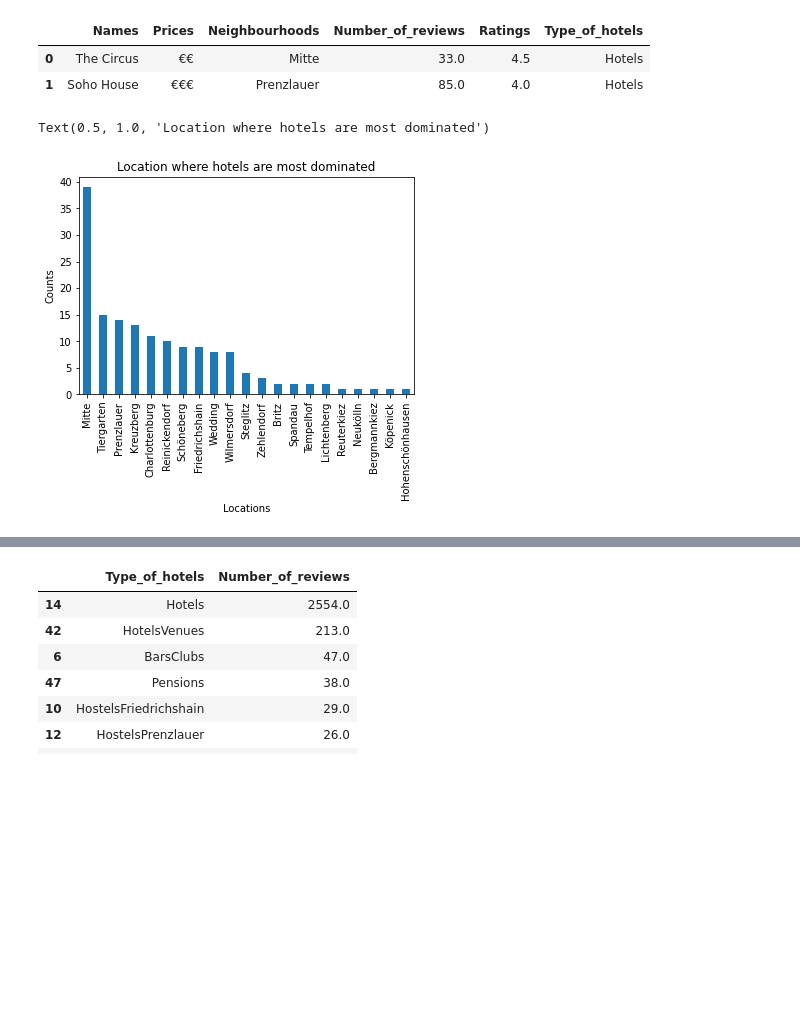
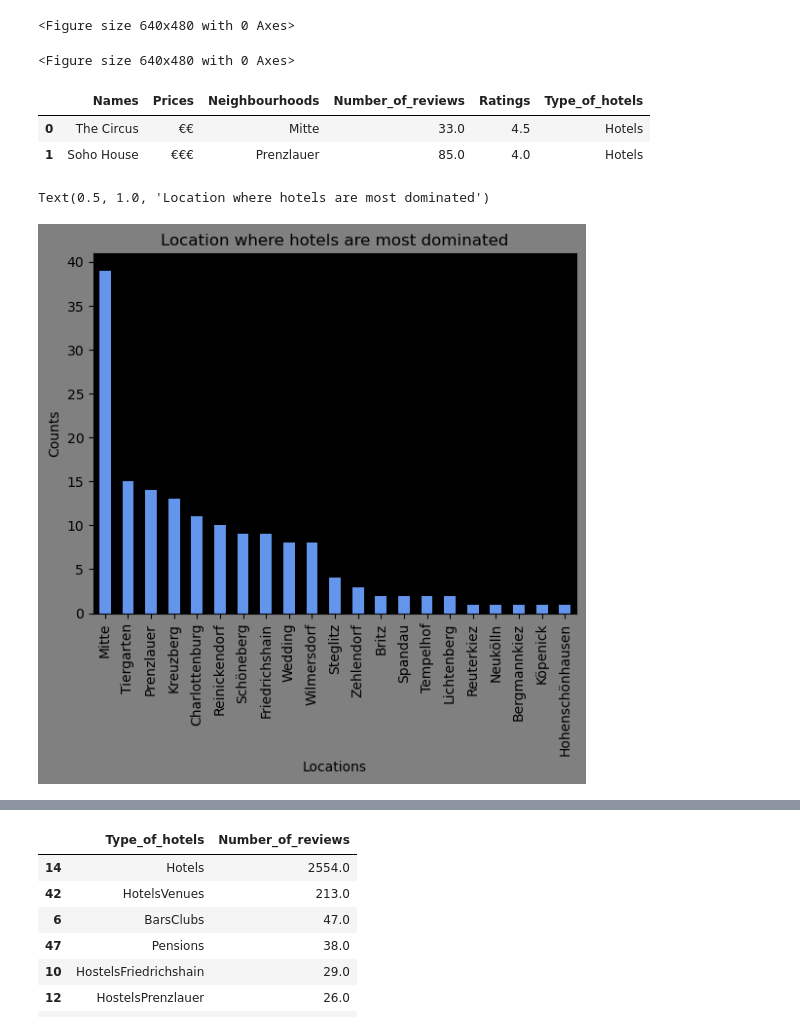
Before and after one commit to AndreaViviani89/1st-Build-Week, a Jupyter notebook: Hotelanalysis.ipynb, the cells around one changed output, grey strips where cells are left out. Cells and saved outputs as stored; diff of their text form; code cells hidden in the pictures; blank space fills up the shorter version.

```diff
--- a/Hotelanalysis.ipynb
+++ b/Hotelanalysis.ipynb
@@ -3,6 +3,15 @@ import pandas as pd
 import numpy as np
 import matplotlib.pyplot as plt
 %matplotlib inline
+# %%
+##source https://pythonguides.com/matplotlib-change-background-color/
+##https://pythonguides.com/matplotlib-set_xticklabels/
+plt.rcdefaults()
+plt.rcParams.update({'axes.facecolor':'black'})
+plt.figure(facecolor='black')
+# %% [output]
+<Figure size 640x480 with 0 Axes>
+<Figure size 640x480 with 0 Axes>
 # %%
 df = pd.read_csv('Hoteldata.csv')
 df.head(2)
@@ -13,11 +22,16 @@ df.head(2)
 # %%
 # df.info()
 # %%
-df['Neighbourhoods'].value_counts().plot(kind = 'bar' )
+##https://matplotlib.org/stable/gallery/color/named_colors.html
+plt.figure(facecolor='grey')
+df['Neighbourhoods'].value_counts().plot(kind = 'bar',color='cornflowerblue' )
+# set_xticklabels(df['Neighbourhoods'], color='red', fontsize=15)
+# plt.xticks(df['Neighbourhoods'], color='red', fontsize=15)
+# fig,ax = plt.subplots()
 plt.xlabel('Locations')
 plt.ylabel('Counts')
 plt.title('Location where hotels are most dominated')
 # %% [output]
 Text(0.5, 1.0, 'Location where hotels are most dominated')
-[figure, old version]
+[figure, new version]
 # %%
```
Also changed, not shown: parts of 6 cells of this notebook, 3 other files.
